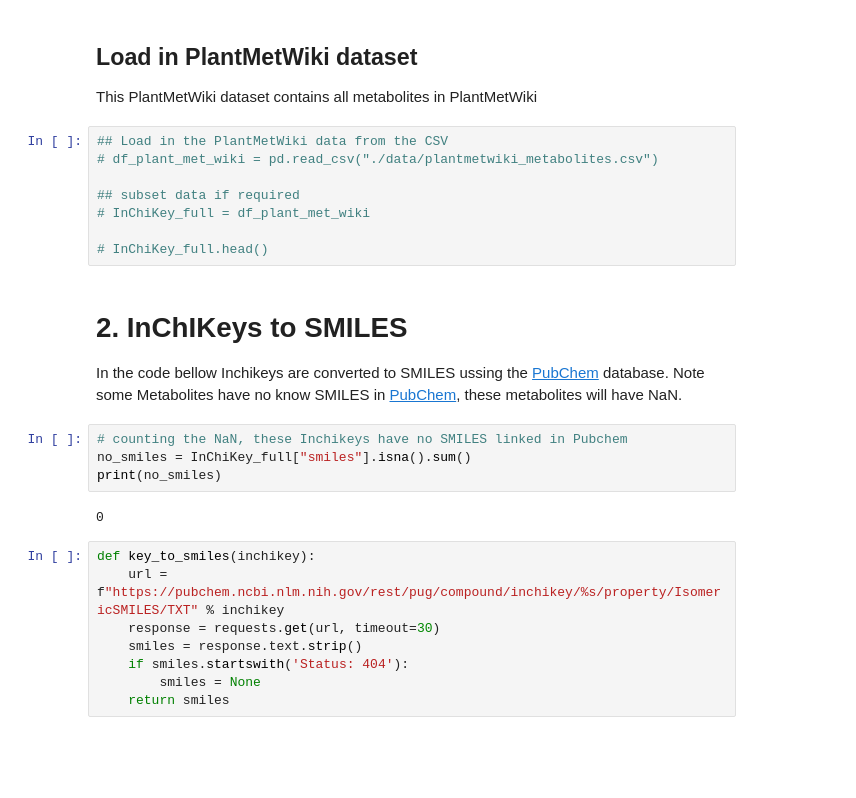
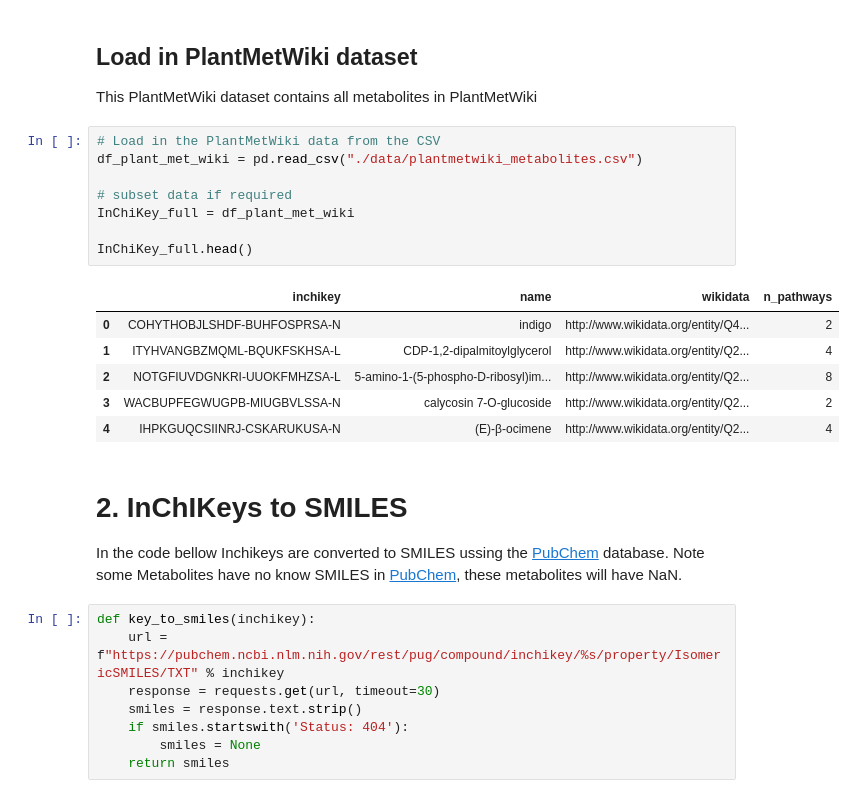
Before and after one commit to pathway-lod/lod-pathways-community, a Jupyter notebook: pilots/metabolomics_overlap/explore_npcs.ipynb, the cells around one changed output. Drawn from its saved outputs; the diff is of its cells as text; blank space fills up the shorter version.

```diff
--- a/pilots/metabolomics_overlap/explore_npcs.ipynb
+++ b/pilots/metabolomics_overlap/explore_npcs.ipynb
@@ -18,23 +18,24 @@ import requests
 ## Load in PlantMetWiki dataset
 This PlantMetWiki dataset contains all metabolites in PlantMetWiki
 # %%
-## Load in the PlantMetWiki data from the CSV
-# df_plant_met_wiki = pd.read_csv("./data/plantmetwiki_metabolites.csv")
+# Load in the PlantMetWiki data from the CSV
+df_plant_met_wiki = pd.read_csv("./data/plantmetwiki_metabolites.csv")
 
-## subset data if required
-# InChiKey_full = df_plant_met_wiki
+# subset data if required
+InChiKey_full = df_plant_met_wiki
 
-# InChiKey_full.head()
+InChiKey_full.head()
+# %% [output]
+|  | inchikey | name | wikidata | n_pathways |
+| 0 | COHYTHOBJLSHDF-BUHFOSPRSA-N | indigo | http://www.wikidata.org/entity/Q4... | 2 |
+| 1 | ITYHVANGBZMQML-BQUKFSKHSA-L | CDP-1,2-dipalmitoylglycerol | http://www.wikidata.org/entity/Q2... | 4 |
+| 2 | NOTGFIUVDGNKRI-UUOKFMHZSA-L | 5-amino-1-(5-phospho-D-ribosyl)im... | http://www.wikidata.org/entity/Q2... | 8 |
+| 3 | WACBUPFEGWUGPB-MIUGBVLSSA-N | calycosin 7-O-glucoside | http://www.wikidata.org/entity/Q2... | 2 |
+| 4 | IHPKGUQCSIINRJ-CSKARUKUSA-N | (E)-β-ocimene | http://www.wikidata.org/entity/Q2... | 4 |
 # %% [markdown]
 # 2. InChIKeys to SMILES
 
 In the code bellow Inchikeys are converted to SMILES ussing the [PubChem](https://pubchem.ncbi.nlm.nih.gov) database. Note some Metabolites have no know SMILES in [PubChem](https://pubchem.ncbi.nlm.nih.gov), these metabolites will have NaN.
-# %%
-# counting the NaN, these Inchikeys have no SMILES linked in Pubchem
-no_smiles = InChiKey_full["smiles"].isna().sum()
-print(no_smiles)
-# %% [output]
-0
 # %%
 def key_to_smiles(inchikey):
     url = f"https://pubchem.ncbi.nlm.nih.gov/rest/pug/compound/inchikey/%s/property/IsomericSMILES/TXT" % inchikey
```
Also changed, not shown: parts of 5 cells of this notebook, 1 other file.
